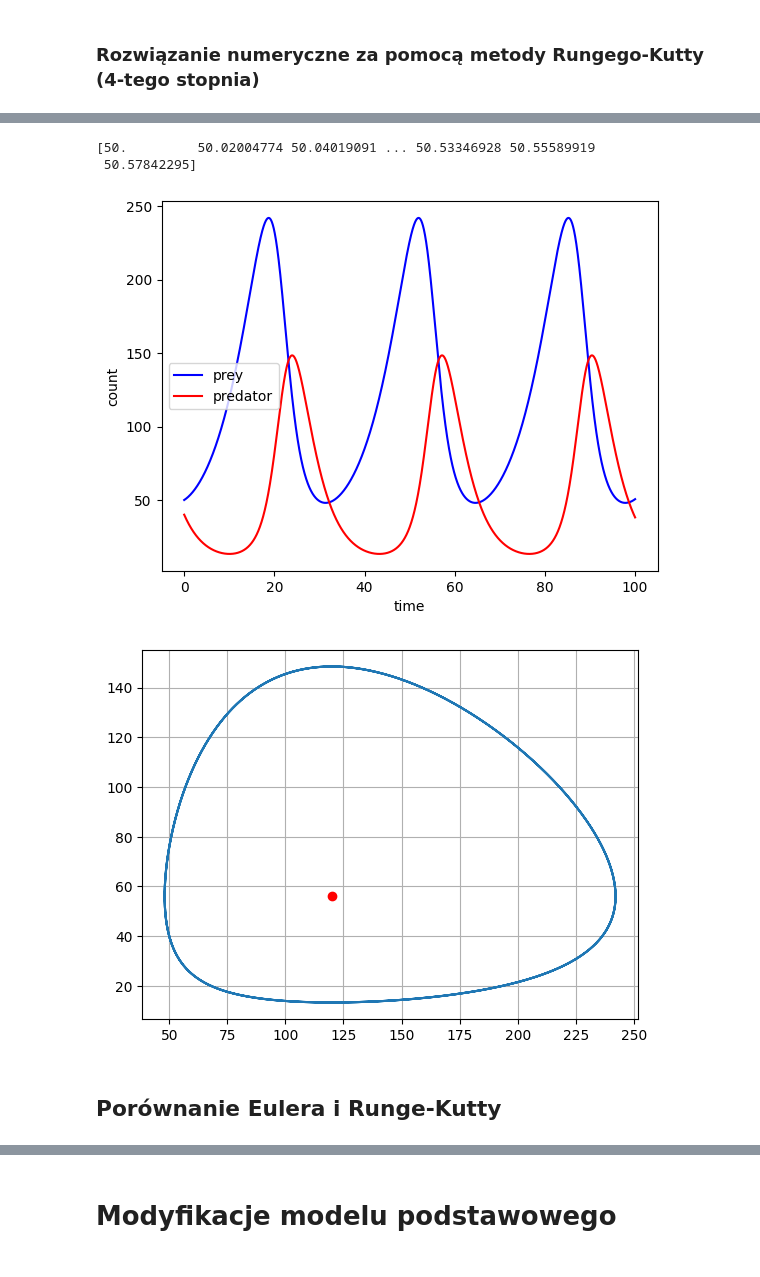
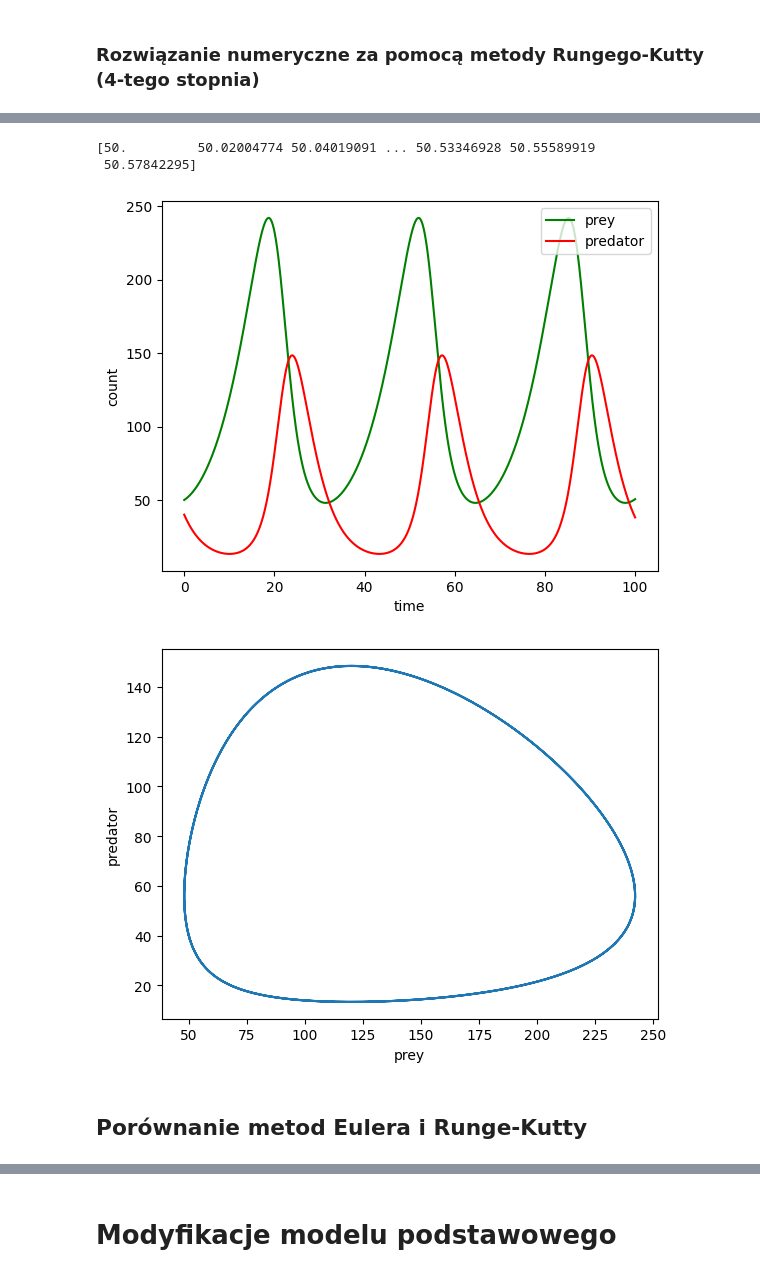
Before and after one commit to definitelynotbercik/Lotka-Volterra, a Jupyter notebook: main.ipynb, the cells around one changed output, grey strips where cells are left out. Cells and saved outputs as stored; diff of their text form; code cells hidden in the pictures.

```diff
--- a/main.ipynb
+++ b/main.ipynb
@@ -347,40 +283,41 @@ def runge_kutta(t, y, h, a ,b, d, c):
 
 def calculate_lotka_volterra_with_runge_kutta(initial_cons, t_end, a, b, d, c, h):
     t = np.arange(0, t_end+h, h)
     y = np.zeros((len(t), len(initial_cons)))
     y[0] = initial_cons
 
     for i in range(1, len(t)):
         y[i] = runge_kutta(t[i-1], y[i-1], h, a, b, d, c)
 
     return t, y
 
-
+x_0 = 50
+y_0 = 40
 a = 0.14
 b = 0.0025
 d = 0.0025
 c = 0.3
 h = 0.01
 
-t, y = calculate_lotka_volterra_with_runge_kutta(np.array([50, 40]), 100, a, b, d, c, h)
+t, y = calculate_lotka_volterra_with_runge_kutta(np.array([x_0, y_0]), 100, a, b, d, c, h)
 
 print(y[:, 0])
 
-plt.plot(t, y[:, 0], color="b", label="prey")
+plt.plot(t, y[:, 0], color="g", label="prey")
 plt.plot(t, y[:, 1], color="r", label="predator")
 plt.xlabel("time")
 plt.ylabel("count")
-plt.legend()
+plt.legend(labels=["prey", "predator"], loc="upper right")
 plt.show()
 
 plt.plot(y[:, 0], y[:, 1])
-plt.plot(c/d,a/b,"ro")
-plt.grid()
+plt.xlabel("prey")
+plt.ylabel("predator")
 plt.show()
 # %% [output]
 [50.         50.02004774 50.04019091 ... 50.53346928 50.55589919
  50.57842295]
-[figure, old version]
+[figure, new version]
-[figure, old version]
+[figure, new version]
 # %% [markdown]
-## Porównanie Eulera i Runge-Kutty
+## Porównanie metod Eulera i Runge-Kutty
```
Also changed, not shown: parts of 19 cells of this notebook.
